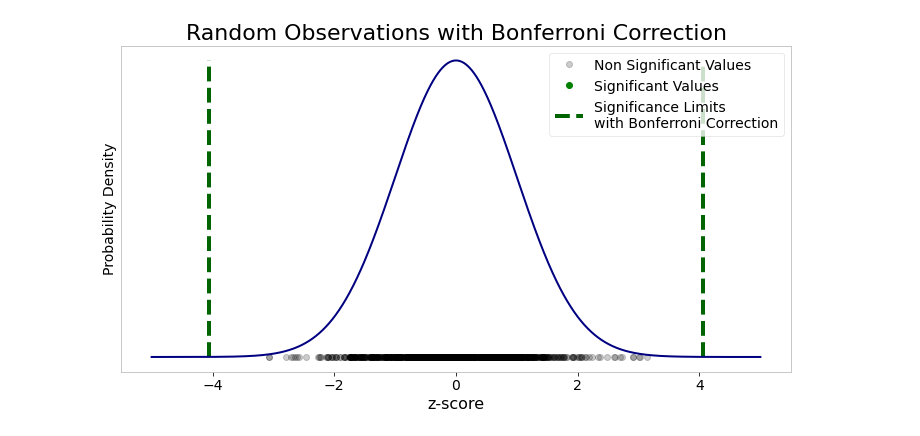
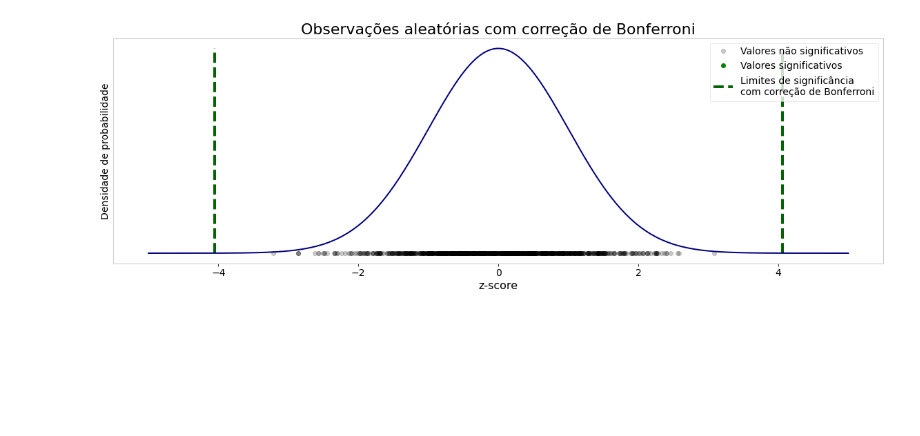
Before and after one commit to caiquemiranda/python-statistics, a Jupyter notebook: comparações-multiplas.ipynb, the cells around one changed output. Saved outputs shown, nothing was run; the diff lists cells and outputs as text; code cells hidden in the pictures; blank space fills up the shorter version.

```diff
--- a/comparações-multiplas.ipynb
+++ b/comparações-multiplas.ipynb
@@ -4,13 +6,7 @@ from scipy import stats
 # %%
-# matplotlib for plotting
+# biblioteca para plotagem dos gráficos
+
 import matplotlib.pyplot as plt
-%matplotlib inline
 from IPython.core.pylabtools import figsize
 import matplotlib
-
-import json
-#s = json.load(open('estilo/bmh_matplotlibrc.json'))
-#matplotlib.rcParams.update(s)
-matplotlib.rcParams['figure.figsize'] = (10, 3)
-matplotlib.rcParams['font.size'] = 14
 # %%
@@ -50,14 +56,14 @@ y_constant_nonsig = [0.0 for _ in range(len(x_random_nonsig))]
 x_random_sig = [x for x in x_random if abs(x) > stats.norm.ppf(1 - (0.025/n_tests))]
 y_constant_sig = [0.0 for _ in range(len(x_random_sig))]
 # %%
-plt.plot(x_random_nonsig, y_constant_nonsig, 'ko', label = 'Non Significant Values', alpha = 0.2)
-plt.plot(x_random_sig, y_constant_sig, 'go', label = 'Significant Values')
+plt.plot(x_random_nonsig, y_constant_nonsig, 'ko', label = 'Valores não significativos', alpha = 0.2)
+plt.plot(x_random_sig, y_constant_sig, 'go', label = 'Valores significativos')
 plt.plot(x, y, '-', color = 'navy'); plt.xlabel('z-score', size = 16);
-plt.ylabel('Probability Density'); plt.yticks([])
+plt.ylabel('Densidade de probabilidade'); plt.yticks([])
 plt.vlines([stats.norm.ppf(1 - (0.025/n_tests)), stats.norm.ppf(0.025/n_tests)],linestyles='--',
            color = 'darkgreen', linewidth=4,
-           ymin = 0, ymax = y.max(), label='Significance Limits \nwith Bonferroni Correction')
+           ymin = 0, ymax = y.max(), label='Limites de significância \ncom correção de Bonferroni')
 plt.legend(prop={'size': 14});
-plt.title('Random Observations with Bonferroni Correction', size = 22);
+plt.title('Observações aleatórias com correção de Bonferroni', size = 22);
 # %% [output]
-[figure, old version]
+[figure, new version]
```
Also changed, not shown: parts of 4 cells of this notebook.
